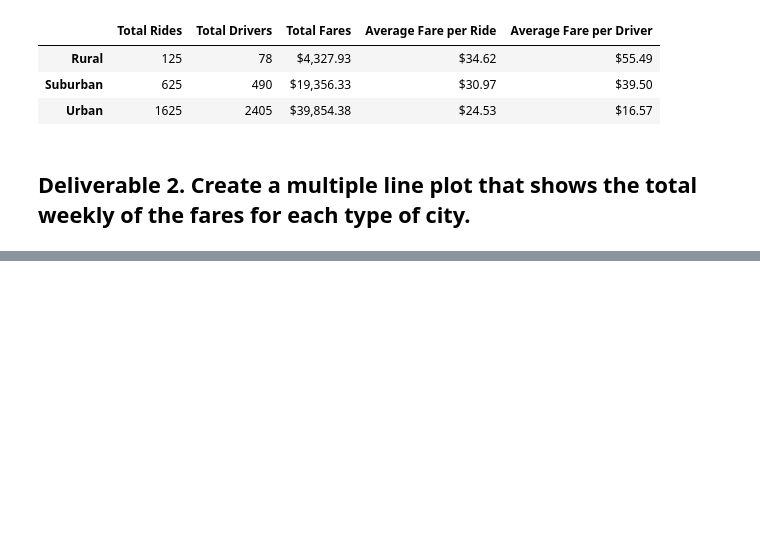
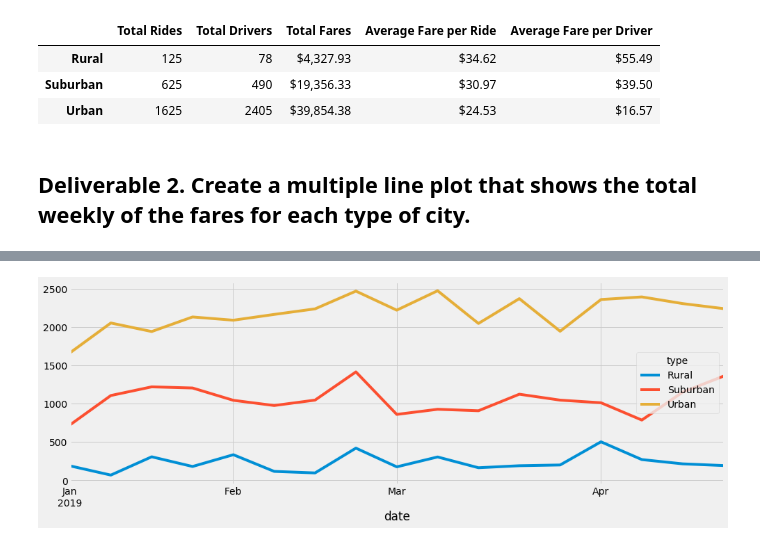
Before and after one commit to MatthewSHudson/PyBer-Analysis, a Jupyter notebook: PyBer_Challenge.ipynb, the cells around one changed output, grey strips where cells are left out. Drawn from its saved outputs; the diff is of its cells as text; code cells hidden in the pictures; blank space fills up the shorter version.

```diff
--- a/PyBer_Challenge.ipynb
+++ b/PyBer_Challenge.ipynb
@@ -105,3 +137,5 @@ pyber_summary_df
 # %%
 # 4. Create a pivot table with the 'date' as the index, the columns ='type', and values='fare'
 # to get the total fares for each type of city by the date.
+fares_by_date = fares_by_date.pivot(index="date",columns="type",values="fare")
+fares_by_date.head(10)
@@ -108,2 +155,4 @@ pyber_summary_df
 # %%
 # 5. Create a new DataFrame from the pivot table DataFrame using loc on the given dates, '2019-01-01':'2019-04-29'.
+fares_2019 = fares_by_date.loc['2019-01-01':'2019-04-29',:]
+fares_2019
@@ -110,5 +174,5 @@ pyber_summary_df
 # %%
 # 6. Set the "date" index to datetime datatype. This is necessary to use the resample() method in Step 8.
-# df.index = pd.to_datetime(df.index)
+fares_2019.index = pd.to_datetime(fares_2019.index)
 # %%
 # 7. Check that the datatype for the index is datetime using df.info()
@@ -115,2 +191,4 @@ pyber_summary_df
 # %%
 # 8. Create a new DataFrame using the "resample()" function by week 'W' and get the sum of the fares for each week.
+fares_by_week = fares_2019.resample(rule='W').sum()
+fares_by_week
@@ -117,7 +215,11 @@ pyber_summary_df
 # %%
 # 8. Using the object-oriented interface method, plot the resample DataFrame using the df.plot() function.
 
 # Import the style from Matplotlib.
 from matplotlib import style
 # Use the graph style fivethirtyeight.
 style.use('fivethirtyeight')
+
+ax = fares_by_week.plot(figsize=(15,5))
+# %% [output]
+[figure, added]
```
Also changed, not shown: parts of 6 cells of this notebook.
